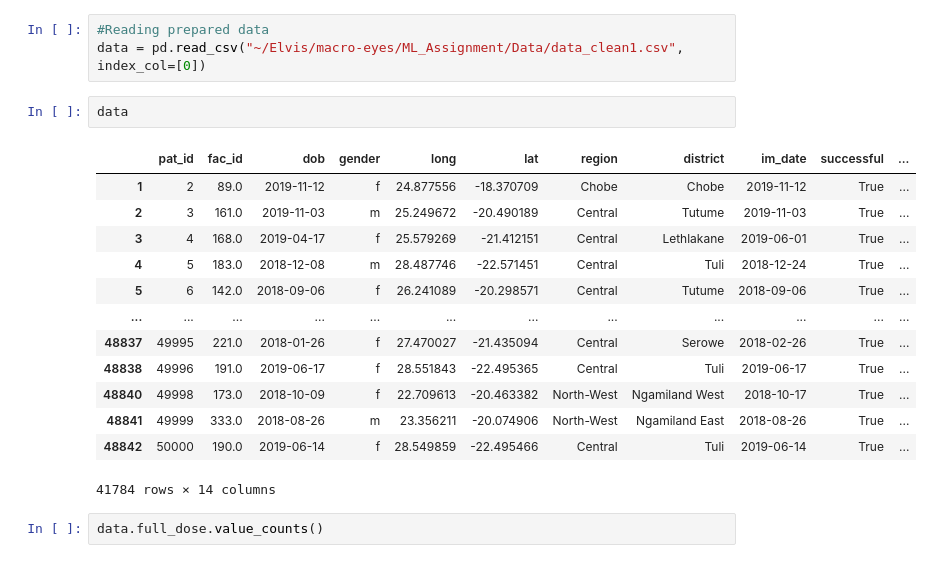
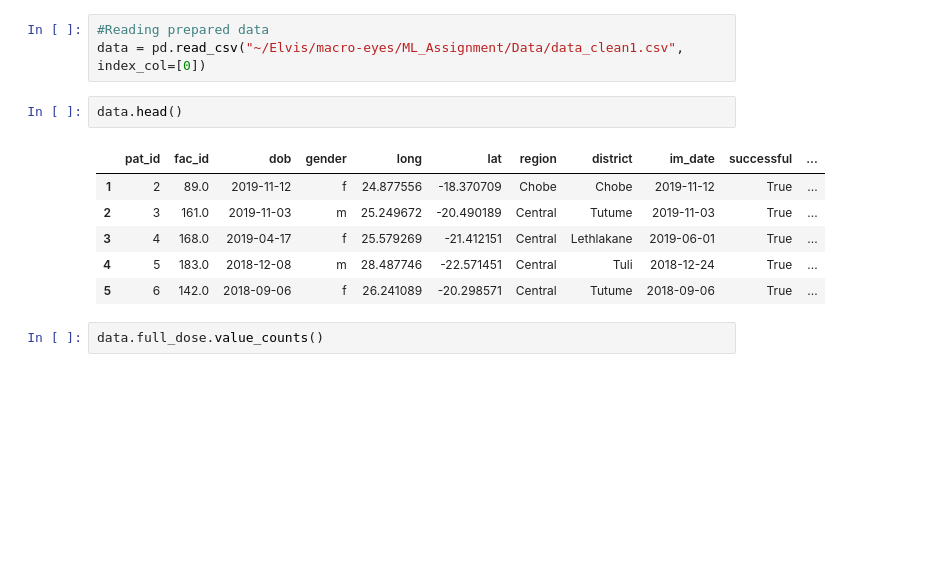
Before and after one commit to Davidelvis/ML_Assignment, a Jupyter notebook: Notebooks/modeling.ipynb, the cells around one changed output. Saved outputs shown, nothing was run; the diff lists cells and outputs as text; blank space fills up the shorter version.

```diff
--- a/Notebooks/modeling.ipynb
+++ b/Notebooks/modeling.ipynb
@@ -44,21 +44,14 @@ mlflow.set_experiment("immunization_project")
 #Reading prepared data
 data = pd.read_csv("~/Elvis/macro-eyes/ML_Assignment/Data/data_clean1.csv", index_col=[0])
 # %%
-data
+data.head()
 # %% [output]
 |  | pat_id | fac_id | dob | gender | long | lat | region | district | im_date | successful | ... |
 | 1 | 2 | 89.0 | 2019-11-12 | f | 24.877556 | -18.370709 | Chobe | Chobe | 2019-11-12 | True | ... |
 | 2 | 3 | 161.0 | 2019-11-03 | m | 25.249672 | -20.490189 | Central | Tutume | 2019-11-03 | True | ... |
 | 3 | 4 | 168.0 | 2019-04-17 | f | 25.579269 | -21.412151 | Central | Lethlakane | 2019-06-01 | True | ... |
 | 4 | 5 | 183.0 | 2018-12-08 | m | 28.487746 | -22.571451 | Central | Tuli | 2018-12-24 | True | ... |
 | 5 | 6 | 142.0 | 2018-09-06 | f | 26.241089 | -20.298571 | Central | Tutume | 2018-09-06 | True | ... |
-| ... | ... | ... | ... | ... | ... | ... | ... | ... | ... | ... | ... |
-| 48837 | 49995 | 221.0 | 2018-01-26 | f | 27.470027 | -21.435094 | Central | Serowe | 2018-02-26 | True | ... |
-| 48838 | 49996 | 191.0 | 2019-06-17 | f | 28.551843 | -22.495365 | Central | Tuli | 2019-06-17 | True | ... |
-| 48840 | 49998 | 173.0 | 2018-10-09 | f | 22.709613 | -20.463382 | North-West | Ngamiland West | 2018-10-17 | True | ... |
-| 48841 | 49999 | 333.0 | 2018-08-26 | m | 23.356211 | -20.074906 | North-West | Ngamiland East | 2018-08-26 | True | ... |
-| 48842 | 50000 | 190.0 | 2019-06-14 | f | 28.549859 | -22.495466 | Central | Tuli | 2019-06-14 | True | ... |
-41784 rows × 14 columns
 # %%
 data.full_dose.value_counts()
 # %% [output]
```
Also changed, not shown: parts of 2 cells of this notebook.
